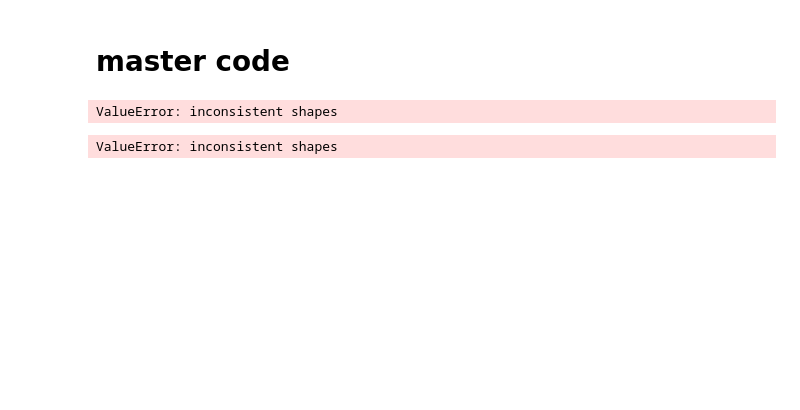
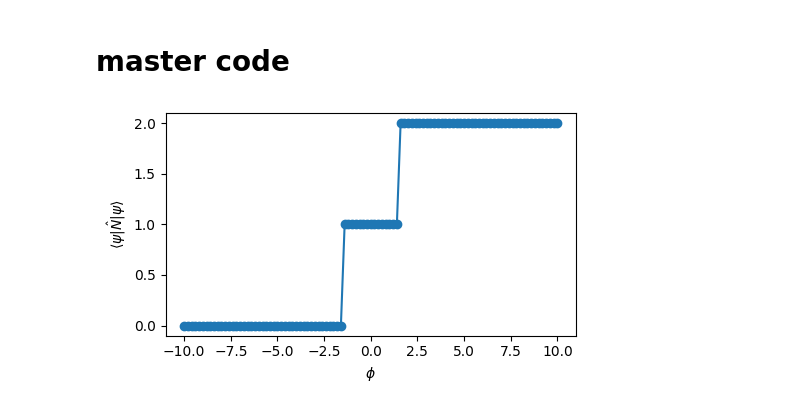
Before and after one commit to BingchengSuo/Condensed-Matter-Theory, a Jupyter notebook: DCK/Matveev's Grain.ipynb, the cells around one changed output. Saved outputs shown, nothing was run; the diff lists cells and outputs as text; code cells hidden in the pictures; blank space fills up the shorter version.

```diff
--- a/DCK/Matveev's Grain.ipynb
+++ b/DCK/Matveev's Grain.ipynb
@@ -249,59 +168,14 @@ def H_matveev(phi, t0):
-# %%
-phi = 0.0                # gate parameter phi
-t0 = 1                   # tunneling magnitude
-
-phis = np.linspace(-5.0, 5, 31)
-
-for t0 in np.linspace(0,1,10):
-    N_vs_phi = []
-    # instantiate model once per t0 so t_kp is consistent across phi values
-    model = MatveevHamiltonian(Nk=2, Np=5, t0=t0, seed=1)
-    for phi_val in phis:
-        H_current = model.get_H(phi_val)
-        val, vec = eigsh(H_current, k=2, which='SA')
-        gs = vec[:, 0]
-        # use the N_grain_op that matches H_current's dimension
-        N_vs_phi.append(np.vdot(gs, (model.N_grain_op @ gs)).real)
-    plt.plot(phis, N_vs_phi, 'o-', label=f't0={t0}')
-
-plt.xlabel('phi (gate parameter)')
-plt.ylabel(r'$<N_{grain}>$')
-plt.tight_layout()
-plt.show()
-# %% [output]
-ValueError: inconsistent shapes
-# %%
-phis = np.linspace(-5.0, 5, 101)
-N_vs_phi = []
-
-# instantiate model once (uses current global t0)
-model = MatveevHamiltonian(Nk=5, Np=5, t0=t0, seed=1)
-for phi_val in phis:
-    H_res = model.get_H(phi_val)
-    val, vec = eigsh(H_res, k=5, which='SA')
-    # compute expectation with the matching Q_op returned by the model
-    average_q = np.real(vec.T @ model.Q_op @ vec)[0]
-    N_vs_phi.append(average_q)
-
-plt.figure(figsize=(5,3))
-plt.plot(phis, N_vs_phi, 'o-')
-plt.xlabel(r'$\\phi$')
-plt.ylabel(r'$\\langle\\psi|\\bar{Q}|\\psi\\rangle$')
-plt.tight_layout()
-plt.show()
-# %% [output]
-ValueError: inconsistent shapes
 # %%
 class H_matveev:
-    def __init__(self, phi, t0, Nk, Np, eps_k, eps_p):
+    def __init__(self, phi, t0, Nk, Np):
         self.phi = phi
         self.t0  = t0
         self.Nk  = Nk
         self.Np  = Np
         self.e_charge = -1.0          # electron charge
         self.C  = 1.0                 # capacitance
-        self.eps_k = np.array(eps_k)            # lead energies
-        self.eps_p = np.array(eps_p)            # grain energies
+        self.eps_k = np.linspace(-1.0,1.0,Nk)           # lead energies
+        self.eps_p = np.linspace(-1.0,1.0,Np)          # grain energies
 
     def theta(self,x):
         return 1.0 if x > 0 else 0.0
@@ -355,6 +229,9 @@ class H_matveev:
     def grain(self): # grain hamiltonian
         return sum(self.eps_p[p] * self.num_ops()[self.Nk + p] for p in range(self.Np))
 
+    def N_op(self):
+        return sum(self.num_ops()[self.Nk + p] for p in range(self.Np))
+
     def Q_op(self):
         N_grain_op = sum(self.num_ops()[self.Nk + p] for p in range(self.Np))
         N0         = sum(self.theta(ep) for ep in self.eps_p) # number of filled states
@@ -369,5 +246,25 @@ class H_matveev:
     def total(self): # total hamiltonian
         return self.lead() + self.grain() + self.Coulomb() + self.gate() + self.tunnel()
 # %%
-H = H_matveev(phi=0.0, t0=0.3, Nk=1, Np=1, eps_k=np.linspace(-1.0,1.0,5), eps_p=np.linspace(-1.0,1.0,5))
+H = H_matveev(phi=0.0, t0=0.3, Nk=2, Np=2)
+# %%
+phis = np.linspace(-10.0, 10, 101)
+N_vs_phi = []
+
+
+for phi_val in phis:
+    H = H_matveev(phi=phi_val, t0=0.01, Nk=2, Np=2)
+    val, vec = eigsh(H.total(), k=1, which='SA')
+    gs = vec[:, 0]
+    Ncharge = np.real(gs.conj().T @ H.N_op() @ gs)
+    N_vs_phi.append(Ncharge)
+
+plt.figure(figsize=(5,3))
+plt.plot(phis, N_vs_phi, 'o-')
+plt.xlabel(r'$\phi$')
+plt.ylabel(r'$\langle\psi|\hat{N}|\psi\rangle$')
+plt.tight_layout()
+plt.show()
+# %% [output]
+[figure, added]
 # %%
```
Also changed, not shown: parts of 3 cells of this notebook.
